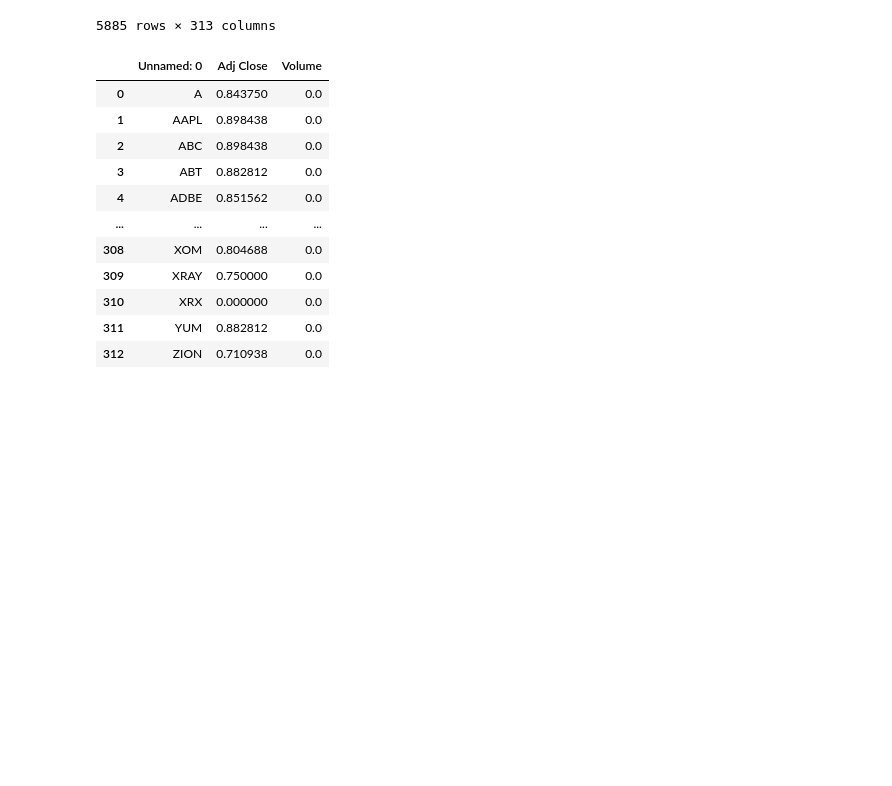
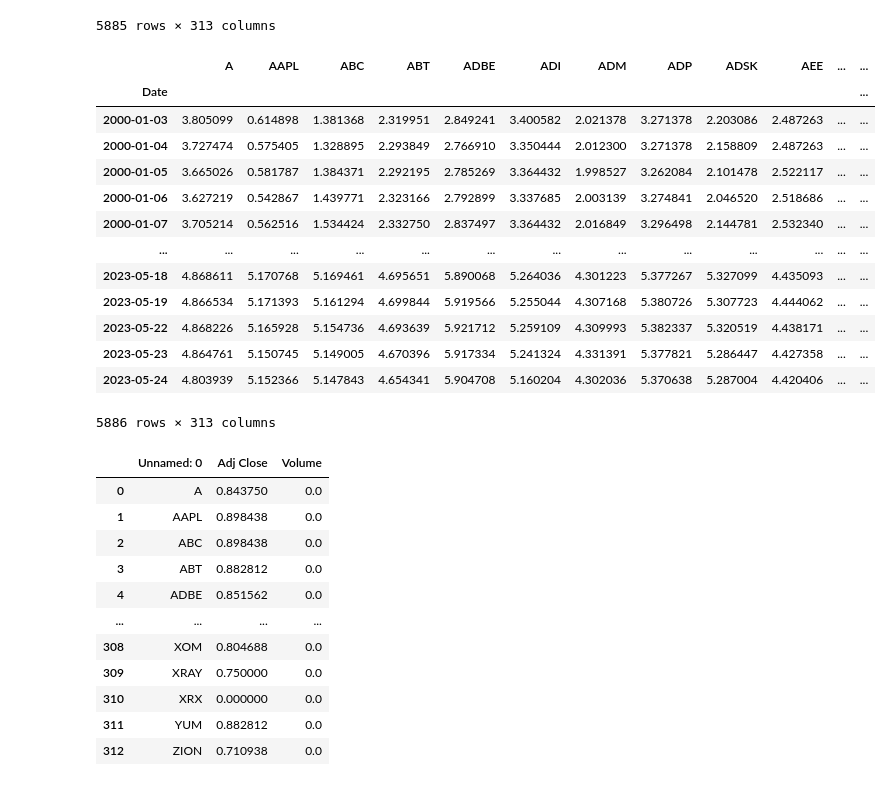
Before and after one commit to eldor-fozilov/FracLSTM-Portfolio, a Jupyter notebook: data_preprocessing.ipynb, the cells around one changed output. Cells and saved outputs as stored; diff of their text form; code cells hidden in the pictures; blank space fills up the shorter version.

Commit message:
calculate log frac differencing and upload data files

```diff
--- a/data_preprocessing.ipynb
+++ b/data_preprocessing.ipynb
@@ -53,3 +53,21 @@ stock_returns
 5885 rows × 313 columns
 # %%
 stock_returns.to_csv("stock_returns.csv")
+# %%
+log_stock_prices = np.log1p(stock_data['Adj Close'])
+log_stock_prices
+# %% [output]
+|  | A | AAPL | ABC | ABT | ADBE | ADI | ADM | ADP | ADSK | AEE | ... | ... |
+| Date |  |  |  |  |  |  |  |  |  |  |  | ... |
+| 2000-01-03 | 3.805099 | 0.614898 | 1.381368 | 2.319951 | 2.849241 | 3.400582 | 2.021378 | 3.271378 | 2.203086 | 2.487263 | ... | ... |
+| 2000-01-04 | 3.727474 | 0.575405 | 1.328895 | 2.293849 | 2.766910 | 3.350444 | 2.012300 | 3.271378 | 2.158809 | 2.487263 | ... | ... |
+| 2000-01-05 | 3.665026 | 0.581787 | 1.384371 | 2.292195 | 2.785269 | 3.364432 | 1.998527 | 3.262084 | 2.101478 | 2.522117 | ... | ... |
+| 2000-01-06 | 3.627219 | 0.542867 | 1.439771 | 2.323166 | 2.792899 | 3.337685 | 2.003139 | 3.274841 | 2.046520 | 2.518686 | ... | ... |
+| 2000-01-07 | 3.705214 | 0.562516 | 1.534424 | 2.332750 | 2.837497 | 3.364432 | 2.016849 | 3.296498 | 2.144781 | 2.532340 | ... | ... |
+| ... | ... | ... | ... | ... | ... | ... | ... | ... | ... | ... | ... | ... |
+| 2023-05-18 | 4.868611 | 5.170768 | 5.169461 | 4.695651 | 5.890068 | 5.264036 | 4.301223 | 5.377267 | 5.327099 | 4.435093 | ... | ... |
+| 2023-05-19 | 4.866534 | 5.171393 | 5.161294 | 4.699844 | 5.919566 | 5.255044 | 4.307168 | 5.380726 | 5.307723 | 4.444062 | ... | ... |
+| 2023-05-22 | 4.868226 | 5.165928 | 5.154736 | 4.693639 | 5.921712 | 5.259109 | 4.309993 | 5.382337 | 5.320519 | 4.438171 | ... | ... |
+| 2023-05-23 | 4.864761 | 5.150745 | 5.149005 | 4.670396 | 5.917334 | 5.241324 | 4.331391 | 5.377821 | 5.286447 | 4.427358 | ... | ... |
+| 2023-05-24 | 4.803939 | 5.152366 | 5.147843 | 4.654341 | 5.904708 | 5.160204 | 4.302036 | 5.370638 | 5.287004 | 4.420406 | ... | ... |
+5886 rows × 313 columns
```
Also changed, not shown: parts of 3 cells of this notebook, 8 other files.
